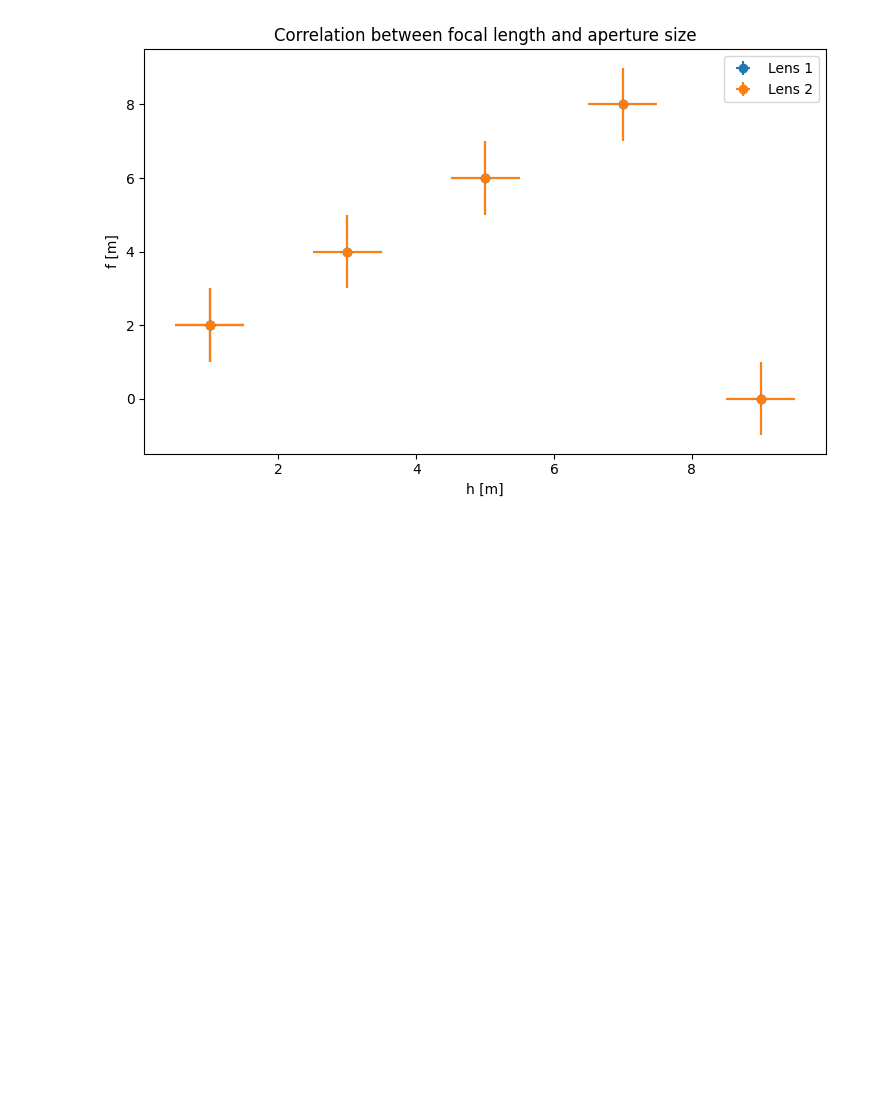
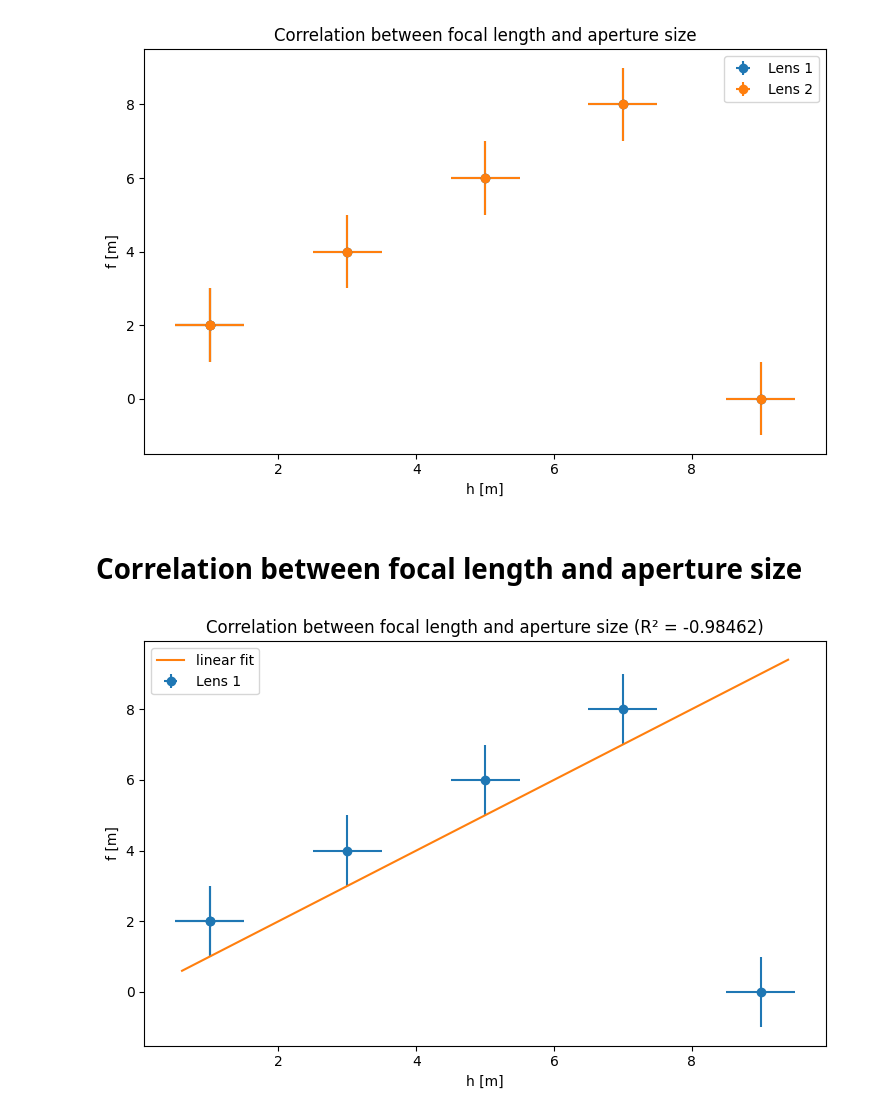
Before and after one commit to Mhfd10/P2_ETHZ_SS26, a Jupyter notebook: Geometrical Optics/main.ipynb, the cells around one changed output. Drawn from its saved outputs; the diff is of its cells as text; code cells hidden in the pictures; blank space fills up the shorter version.

Commit message:
added linear fit correlation between focal length and aperture size

```diff
--- a/Geometrical Optics/main.ipynb
+++ b/Geometrical Optics/main.ipynb
@@ -214,3 +213,47 @@ plt.savefig('Spherical_Aberration.png', dpi=600)
 plt.show()
 # %% [output]
 [figure]
+# %% [markdown]
+# Correlation between focal length and aperture size
+# %%
+def f(beta, h):
+    m, y= beta
+    return m*h+y
+
+model = odr.Model(f)
+data = odr.RealData(unumpy.nominal_values(lens_1_SA[0]), unumpy.nominal_values(lens_1_SA[0]), sx=unumpy.std_devs(lens_1_SA[1]), sy=unumpy.std_devs(lens_1_SA[1][1]))
+p0 = [1,1]
+odr_run = odr.ODR(data, model, beta0=p0).run()
+
+m_fit, y_fit = odr_run.beta
+m_err, y_err = odr_run.sd_beta
+
+m = ufloat(m_fit, m_err)
+y = ufloat(y_fit, y_err)
+
+# r2-score
+y_hat = f(odr_run.beta, unumpy.nominal_values(lens_1_SA[0]))
+ss_res = np.sum((unumpy.nominal_values(lens_1_SA[1]) - y_hat)**2)
+ss_tot = np.sum((unumpy.nominal_values(lens_1_SA[1]) - np.mean(unumpy.nominal_values(lens_1_SA[1])))**2)
+r_squared = 1.0 - ss_res/ss_tot
+
+# plot
+h_min, h_max = np.min(unumpy.nominal_values(lens_1_SA[0])), np.max(unumpy.nominal_values(lens_1_SA[0]))
+h_pad = 0.05 * (h_max - h_min)
+h_fit = np.linspace(h_min - h_pad, h_max + h_pad, 1000)
+
+fit  = f([m_fit, y_fit], h_fit)
+
+plt.figure(figsize=(7.5, 5))
+plt.style.use('default')
+plt.errorbar(unumpy.nominal_values(lens_1_SA[0]), unumpy.nominal_values(lens_1_SA[1]), xerr=unumpy.std_devs(lens_1_SA[0]), yerr=unumpy.std_devs(lens_1_SA[1]), fmt='o', label='Lens 1')
+plt.plot(h_fit, fit, '-', label=rf"linear fit")
+plt.xlabel('h [m]')
+plt.ylabel('f [m]')
+plt.title(f'Correlation between focal length and aperture size (R² = {r_squared:.5f})')
+plt.legend(loc='best')
+plt.tight_layout()
+plt.savefig('Spherical_Aberration_correlation.png', dpi=600)
+plt.show()
+# %% [output]
+[figure, added]
```
Also changed, not shown: parts of 1 cell of this notebook, 2 other files.
